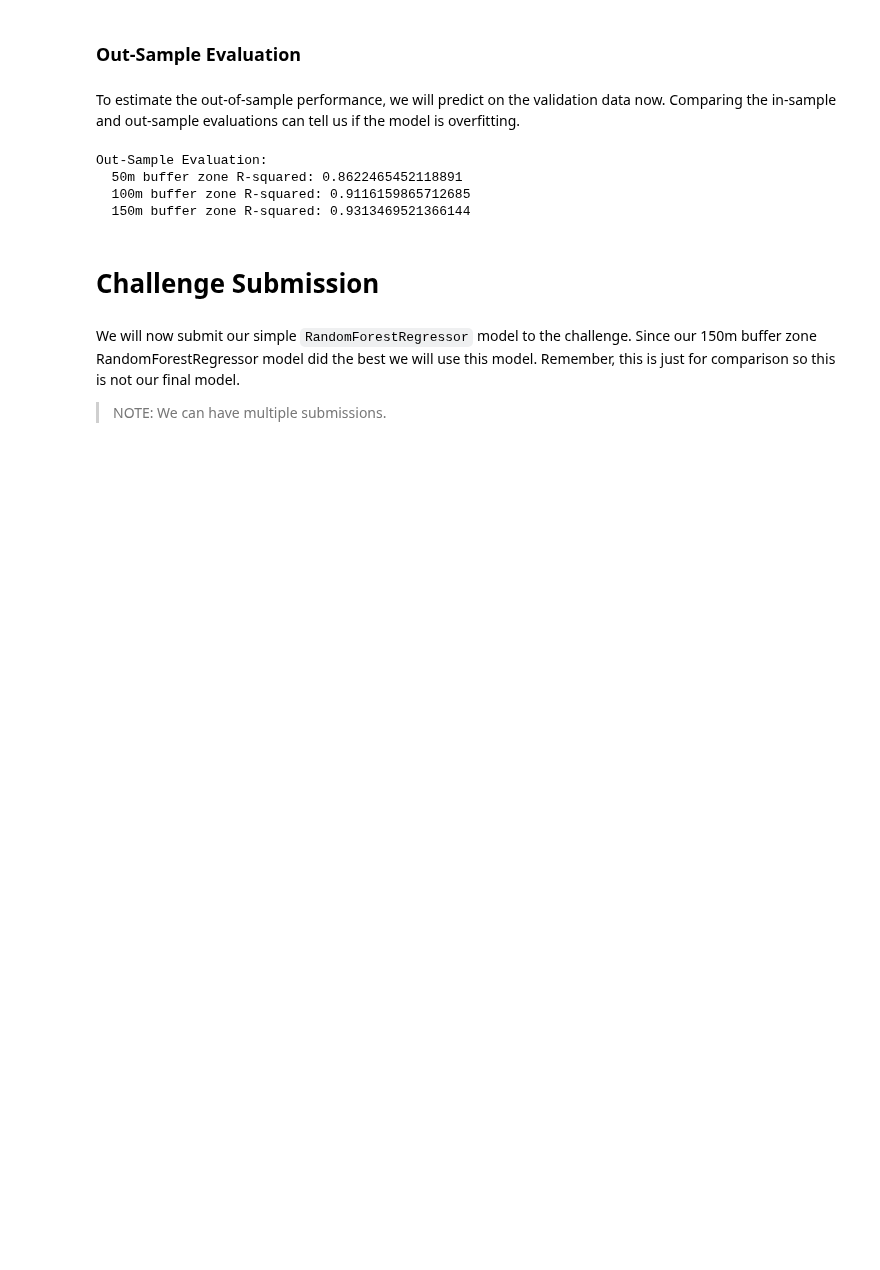
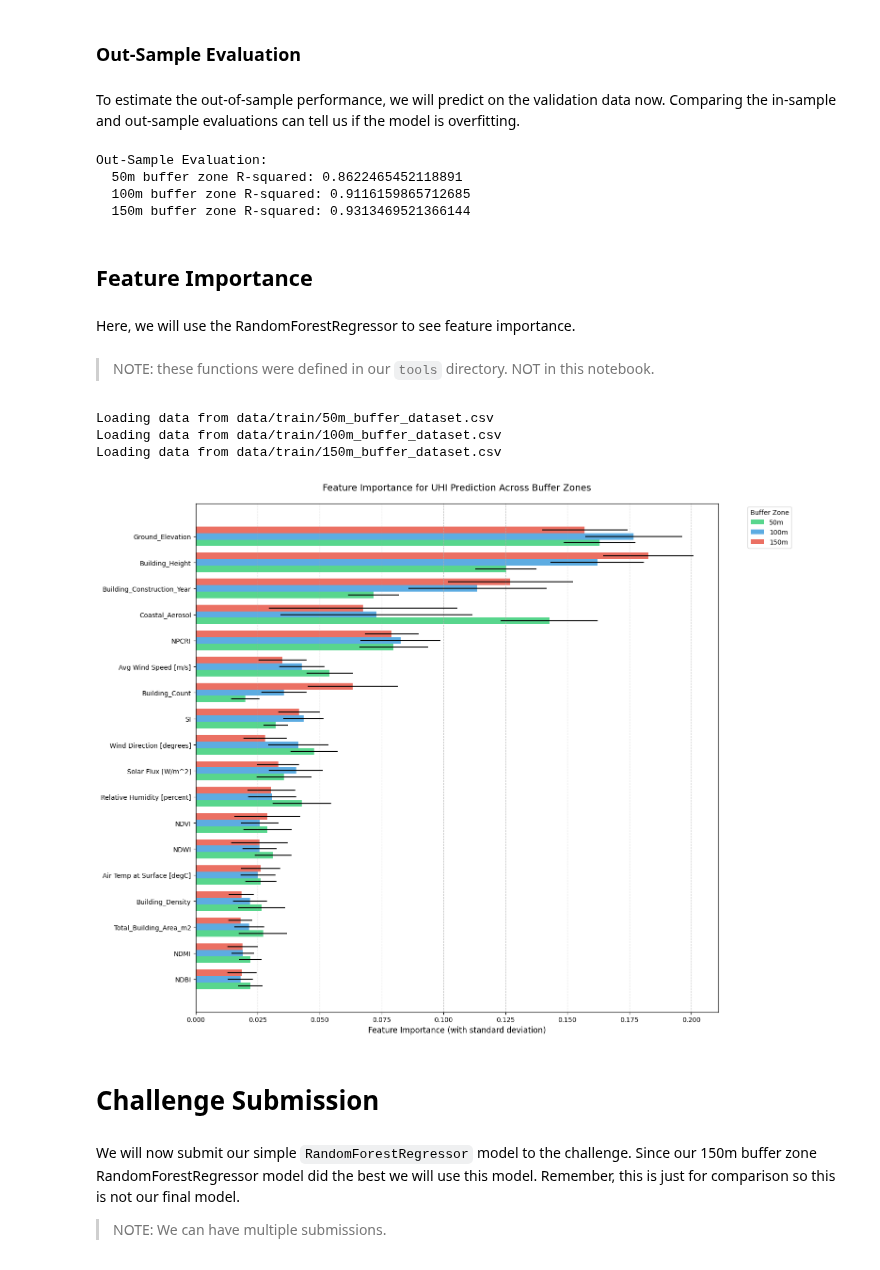
Before and after one commit to adamz312/cooling_with_code, a Jupyter notebook: 03_simple_model_development.ipynb, the cells around one changed output. Cells and saved outputs as stored; diff of their text form; code cells hidden in the pictures; blank space fills up the shorter version.

Commit message:
added feature importance

```diff
--- a/03_simple_model_development.ipynb
+++ b/03_simple_model_development.ipynb
@@ -221,6 +226,31 @@ Out-Sample Evaluation:
   50m buffer zone R-squared: 0.8622465452118891
   100m buffer zone R-squared: 0.9116159865712685
   150m buffer zone R-squared: 0.9313469521366144
+# %% [markdown]
+## Feature Importance
+# %% [markdown]
+Here, we will use the RandomForestRegressor to see feature importance.
+# %% [markdown]
+>NOTE: these functions were defined in our `tools` directory. NOT in this notebook.
+# %%
+# Load datasets with actual UHI values
+X_50m, y_50m = load_and_prepare_data('data/train/50m_buffer_dataset.csv')
+X_100m, y_100m = load_and_prepare_data('data/train/100m_buffer_dataset.csv')
+X_150m, y_150m = load_and_prepare_data('data/train/150m_buffer_dataset.csv')
+
+# Calculate importance using actual UHI values
+importance_50m = get_feature_importance(X_50m, y_50m)
+importance_100m = get_feature_importance(X_100m, y_100m)
+importance_150m = get_feature_importance(X_150m, y_150m)
+
+# Create visualization
+plt = plot_feature_importance_comparison(importance_50m, importance_100m, importance_150m)
+plt.show()
+# %% [output]
+Loading data from data/train/50m_buffer_dataset.csv
+Loading data from data/train/100m_buffer_dataset.csv
+Loading data from data/train/150m_buffer_dataset.csv
+[figure, added]
 # %% [markdown]
 # Challenge Submission
 # %% [markdown]
```
Also changed, not shown: parts of 3 cells of this notebook.
